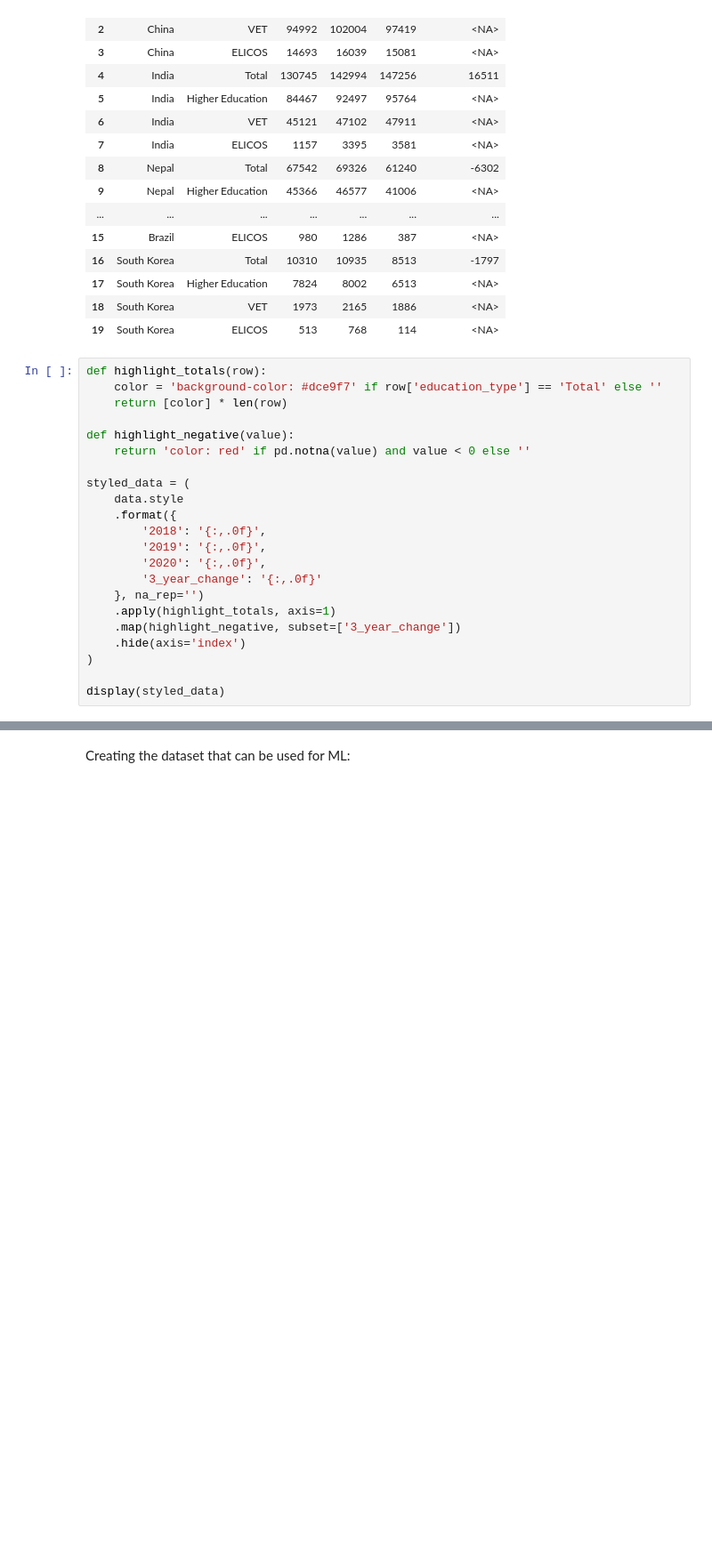
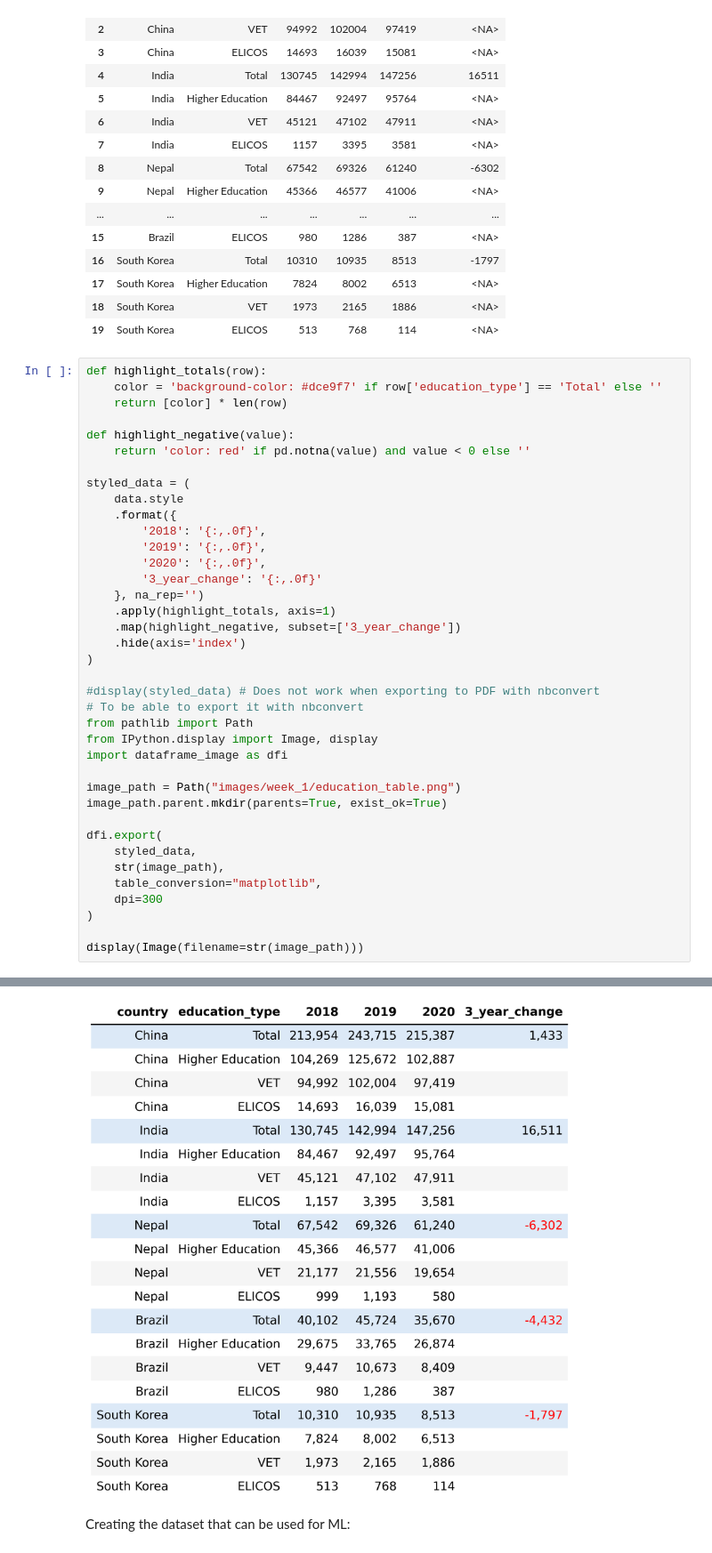
Before and after one commit to nirvana644/IATD-Machine-Learning-Algorithms, a Jupyter notebook: week_1_lesson_4_duplicates.ipynb, the cells around one changed output, grey strips where cells are left out. Shown at 89% size. Drawn from its saved outputs; the diff is of its cells as text; blank space fills up the shorter version.

```diff
--- a/week_1_lesson_4_duplicates.ipynb
+++ b/week_1_lesson_4_duplicates.ipynb
@@ -354,5 +354,21 @@ styled_data = (
     .hide(axis='index')
 )
 
-display(styled_data)
+#display(styled_data) # Does not work when exporting to PDF with nbconvert
+# To be able to export it with nbconvert
+from pathlib import Path
+from IPython.display import Image, display
+import dataframe_image as dfi
+
+image_path = Path("images/week_1/education_table.png")
+image_path.parent.mkdir(parents=True, exist_ok=True)
+
+dfi.export(
+    styled_data,
+    str(image_path),
+    table_conversion="matplotlib",
+    dpi=300
+)
+
+display(Image(filename=str(image_path)))
 # %% [output]
@@ -376,3 +375,4 @@ display(styled_data)
+[figure, added]
 # %% [markdown]
 Creating the dataset that can be used for ML:
 # %%
```
Also changed, not shown: parts of 3 cells of this notebook, 19 other files.
